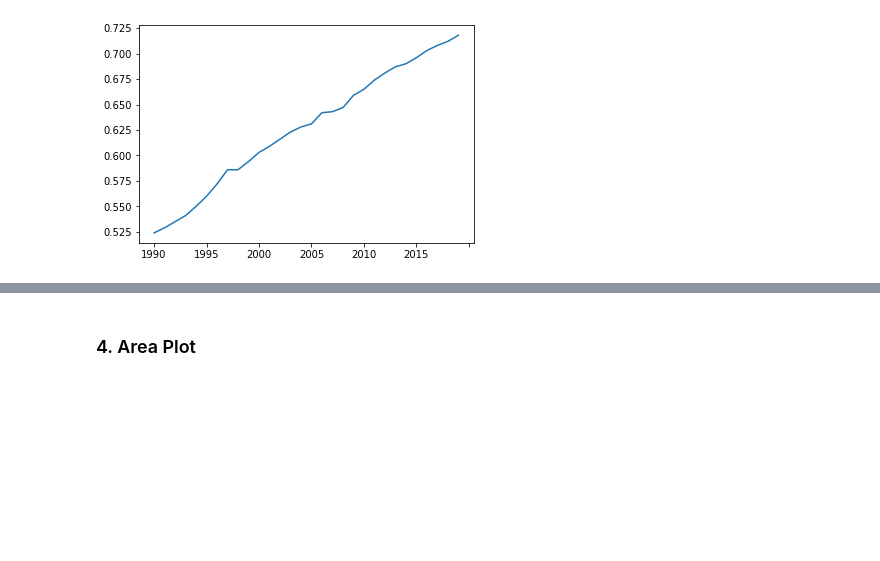
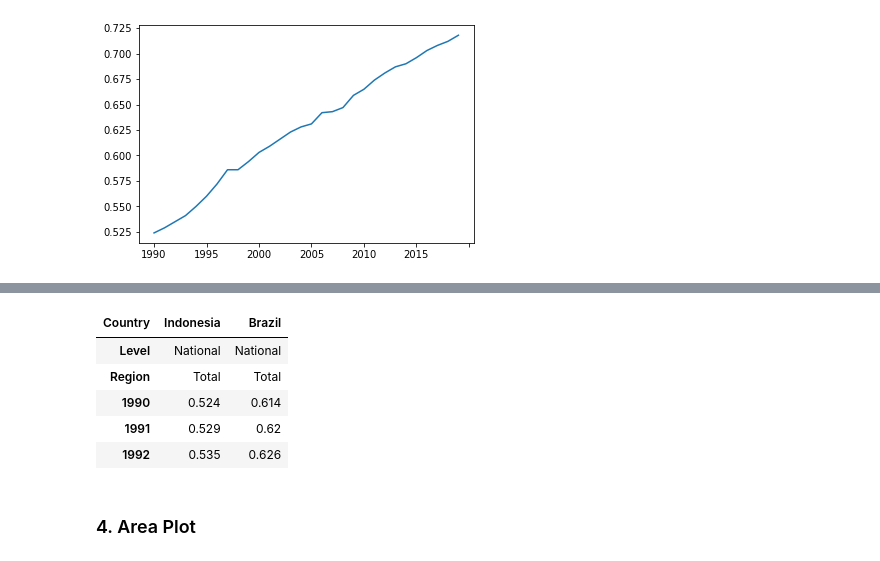
Before and after one commit to AbdulHafidh-AI/ProyekVisdat, a Jupyter notebook: HumanDevelopmentIndex.ipynb, the cells around one changed output, grey strips where cells are left out. Cells and saved outputs as stored; diff of their text form; code cells hidden in the pictures; blank space fills up the shorter version.

```diff
--- a/HumanDevelopmentIndex.ipynb
+++ b/HumanDevelopmentIndex.ipynb
@@ -271,3 +314,13 @@ result.plot()
+# %%
+df_result = df_result.transpose()
+df_result.head()
+# %% [output]
+| Country | Indonesia | Brazil |
+| Level | National | National |
+| Region | Total | Total |
+| 1990 | 0.524 | 0.614 |
+| 1991 | 0.529 | 0.62 |
+| 1992 | 0.535 | 0.626 |
 # %% [markdown]
 ### 4. Area Plot
 # %% [markdown]
```
Also changed, not shown: parts of 5 cells of this notebook.
